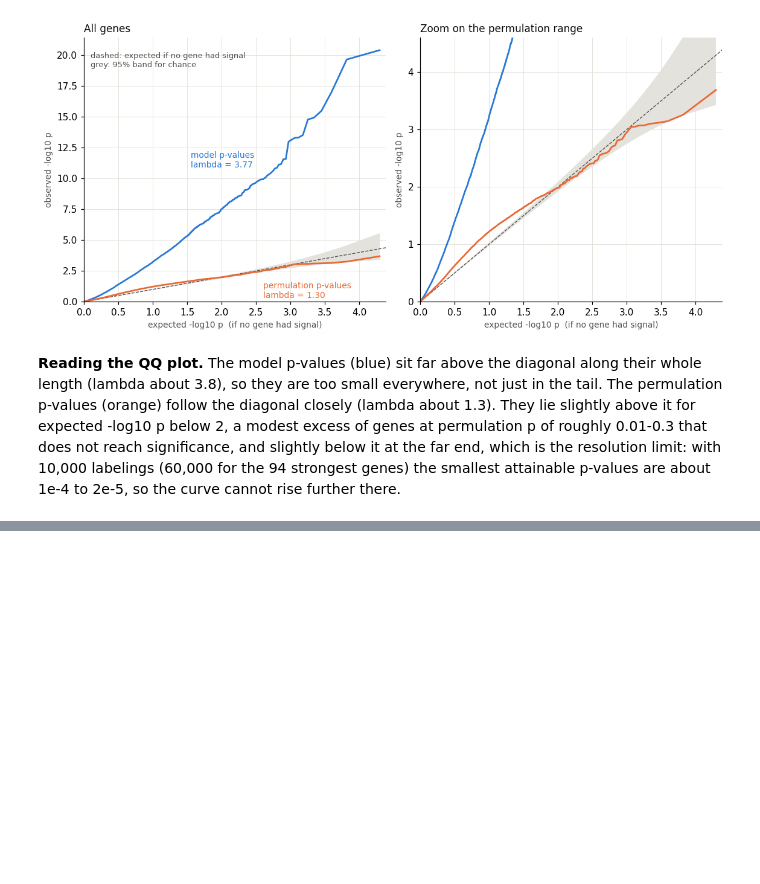
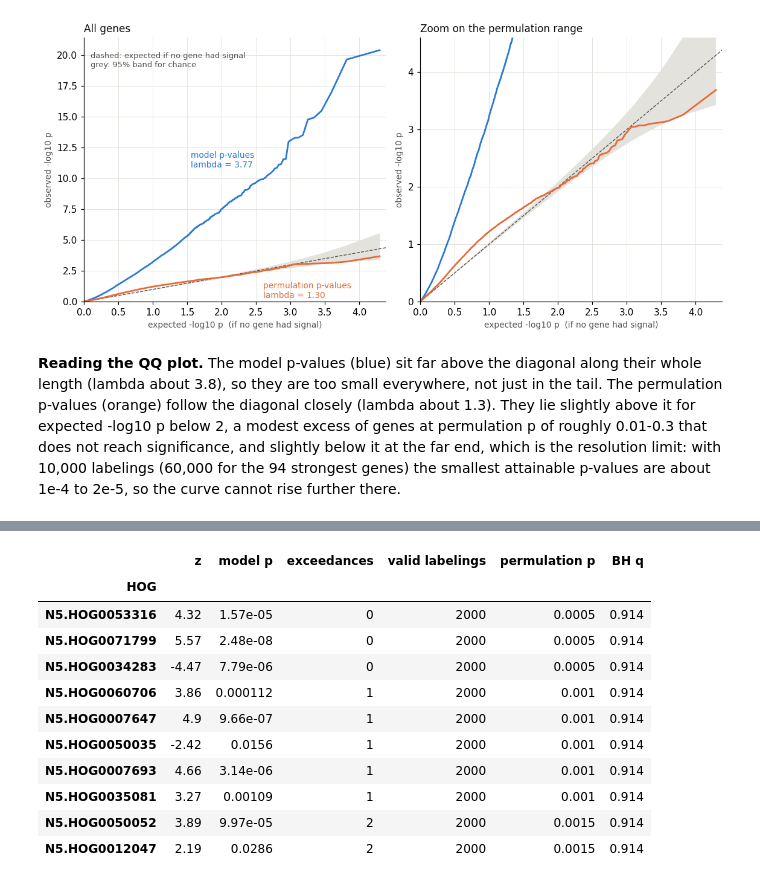
Before and after one commit to GordusLab/orb-selection, a Jupyter notebook: scripts/05_phyloglm/PhyloGLM Analysis.ipynb, the cells around one changed output, grey strips where cells are left out. Cells and saved outputs as stored; diff of their text form; code cells hidden in the pictures; blank space fills up the shorter version.

```diff
--- a/scripts/05_phyloglm/PhyloGLM Analysis.ipynb
+++ b/scripts/05_phyloglm/PhyloGLM Analysis.ipynb
@@ -360,0 +511,17 @@ the smallest attainable p-values are about 1e-4 to 2e-5, so the curve cannot ris
+# %%
+top = lemp.sort_values("p_emp").head(10)[["z_real", "p_model", "exceed", "n_valid", "p_emp", "q_emp"]]
+top.columns = ["z", "model p", "exceedances", "valid labelings", "permulation p", "BH q"]
+top
+# %% [output]
+|  | z | model p | exceedances | valid labelings | permulation p | BH q |
+| HOG |  |  |  |  |  |  |
+| N5.HOG0053316 | 4.32 | 1.57e-05 | 0 | 2000 | 0.0005 | 0.914 |
+| N5.HOG0071799 | 5.57 | 2.48e-08 | 0 | 2000 | 0.0005 | 0.914 |
+| N5.HOG0034283 | -4.47 | 7.79e-06 | 0 | 2000 | 0.0005 | 0.914 |
+| N5.HOG0060706 | 3.86 | 0.000112 | 1 | 2000 | 0.001 | 0.914 |
+| N5.HOG0007647 | 4.9 | 9.66e-07 | 1 | 2000 | 0.001 | 0.914 |
+| N5.HOG0050035 | -2.42 | 0.0156 | 1 | 2000 | 0.001 | 0.914 |
+| N5.HOG0007693 | 4.66 | 3.14e-06 | 1 | 2000 | 0.001 | 0.914 |
+| N5.HOG0035081 | 3.27 | 0.00109 | 1 | 2000 | 0.001 | 0.914 |
+| N5.HOG0050052 | 3.89 | 9.97e-05 | 2 | 2000 | 0.0015 | 0.914 |
+| N5.HOG0012047 | 2.19 | 0.0286 | 2 | 2000 | 0.0015 | 0.914 |
```
Also changed, not shown: parts of 4 cells of this notebook, 9 other files.
